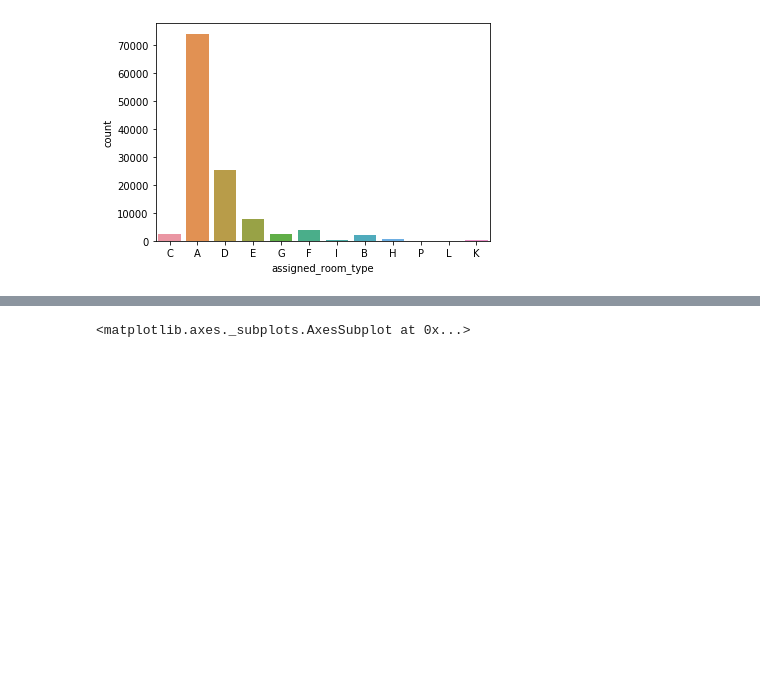
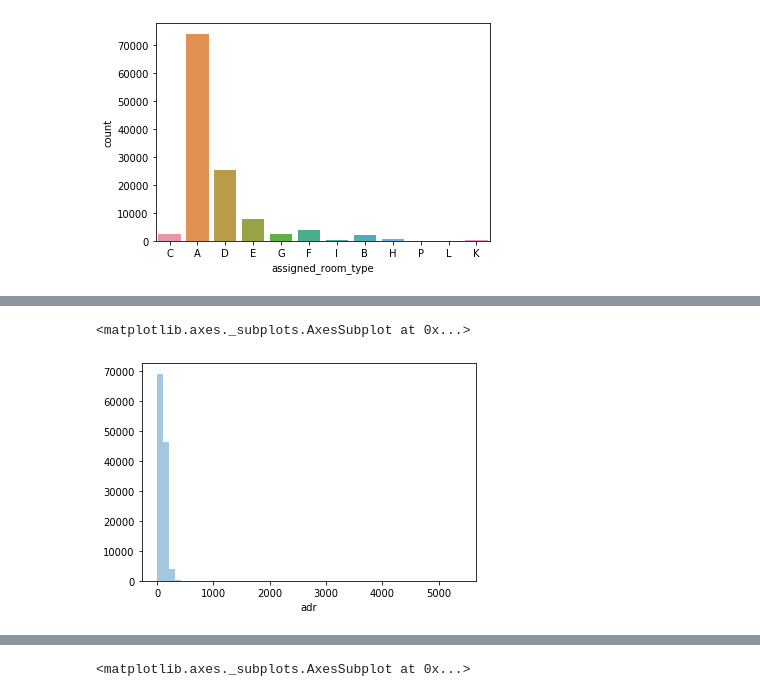
Before and after one commit to okeowovictor/Hotel-bookings-project-, a Jupyter notebook: Hotel Bookings Project.ipynb, the cells around one changed output, grey strips where cells are left out. Saved outputs shown, nothing was run; the diff lists cells and outputs as text; code cells hidden in the pictures; blank space fills up the shorter version.

```diff
--- a/Hotel Bookings Project.ipynb
+++ b/Hotel Bookings Project.ipynb
@@ -170,0 +385,5 @@ sns.countplot(x='assigned_room_type',data=Hotel_Bookings)
+# %%
+sns.distplot(Hotel_Bookings['adr'],kde=False)
+# %% [output]
+<matplotlib.axes._subplots.AxesSubplot at 0x...>
+[figure, added]
```
Also changed, not shown: parts of 42 cells of this notebook.
